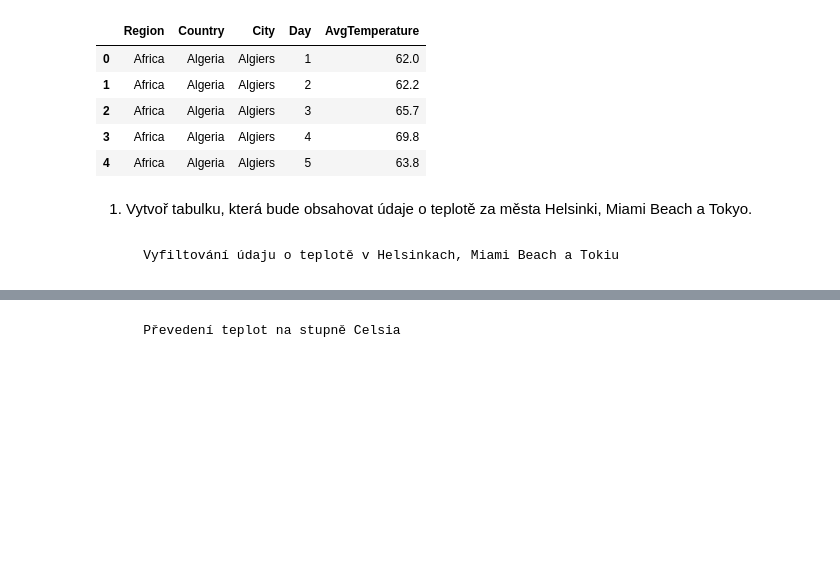
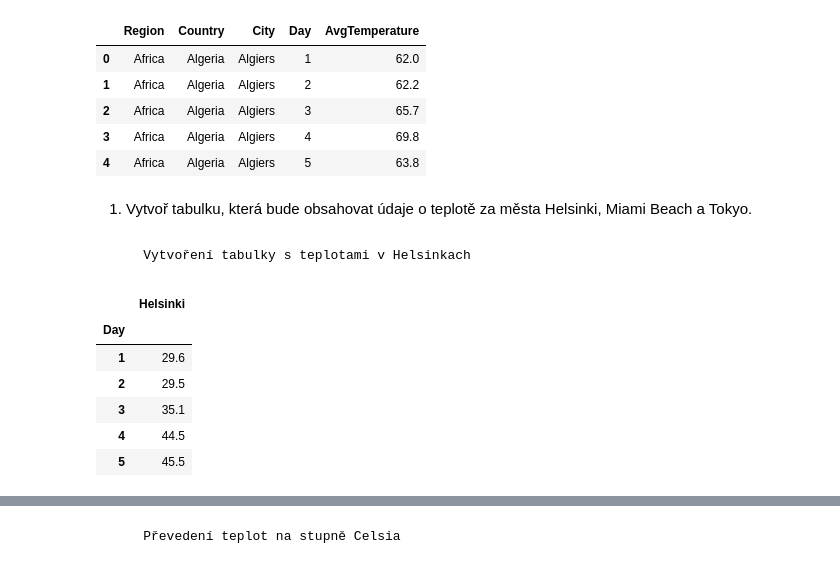
Before and after one commit to KarolinaOpasik/python-czechitas, a Jupyter notebook: ukol_10/ukol_10.ipynb, the cells around one changed output, grey strips where cells are left out. Saved outputs shown, nothing was run; the diff lists cells and outputs as text; code cells hidden in the pictures; blank space fills up the shorter version.

```diff
--- a/ukol_10/ukol_10.ipynb
+++ b/ukol_10/ukol_10.ipynb
@@ -61,5 +61,3 @@ teploty.head()
 | 4 | Africa | Algeria | Algiers | 5 | 63.8 |
 # %% [markdown]
 1. Vytvoř tabulku, která bude obsahovat údaje o teplotě za města Helsinki, Miami Beach a Tokyo.
-# %% [markdown]
-        Vyfiltování údaju o teplotě v Helsinkach, Miami Beach a Tokiu
@@ -69,0 +64,14 @@ tokyo = teploty[teploty["City"].isin(["Tokyo"])]["AvgTemperature"]
+# %% [markdown]
+        Vytvoření tabulky s teplotami v Helsinkach
+# %%
+helsinki = teploty[teploty["City"].isin(["Helsinki"])][["AvgTemperature", "Day"]].set_index("Day")
+helsinki = helsinki.rename(columns={"AvgTemperature": "Helsinki"})
+helsinki.head()
+# %% [output]
+|  | Helsinki |
+| Day |  |
+| 1 | 29.6 |
+| 2 | 29.5 |
+| 3 | 35.1 |
+| 4 | 44.5 |
+| 5 | 45.5 |
```
Also changed, not shown: parts of 10 cells of this notebook.
